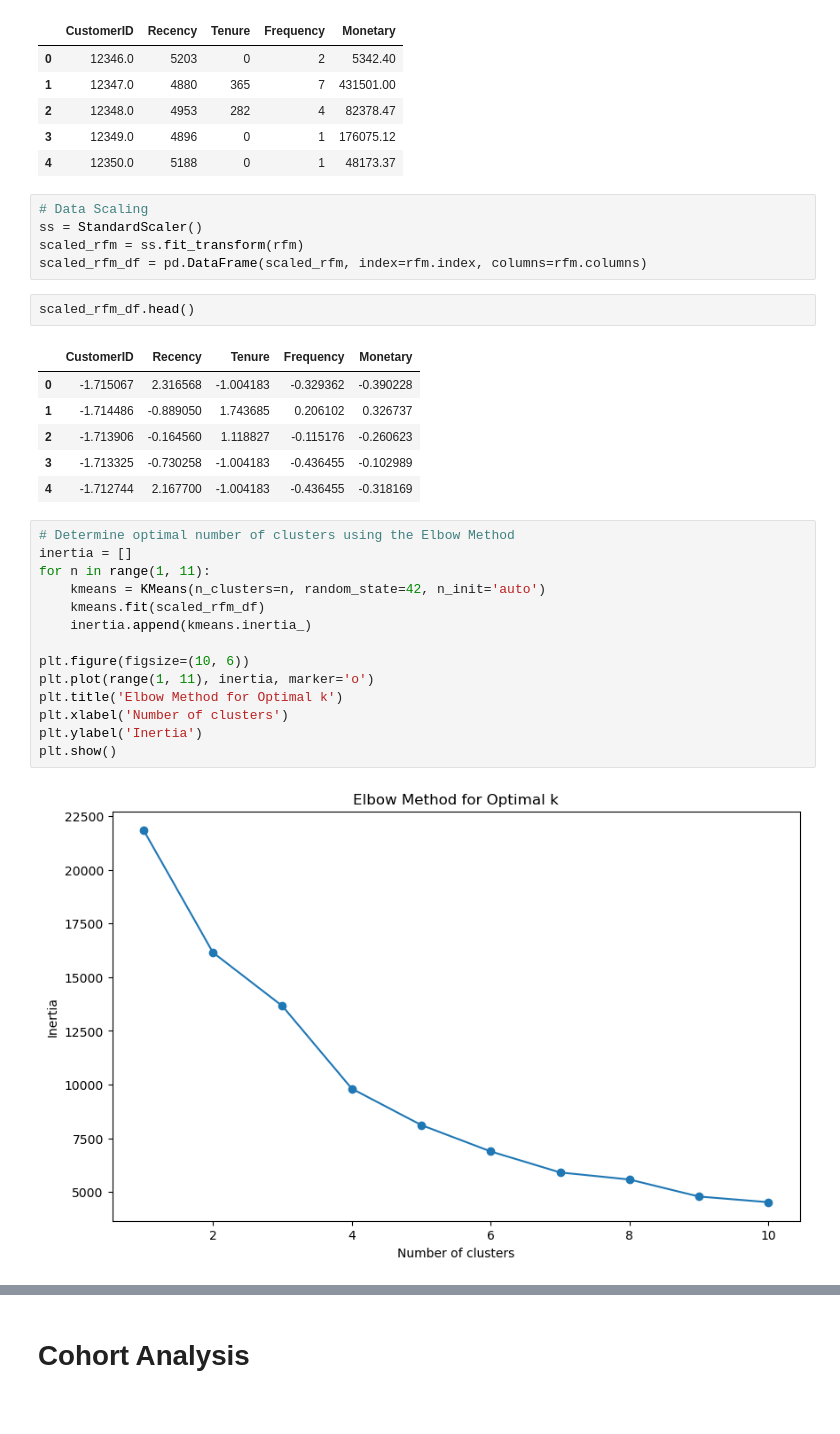
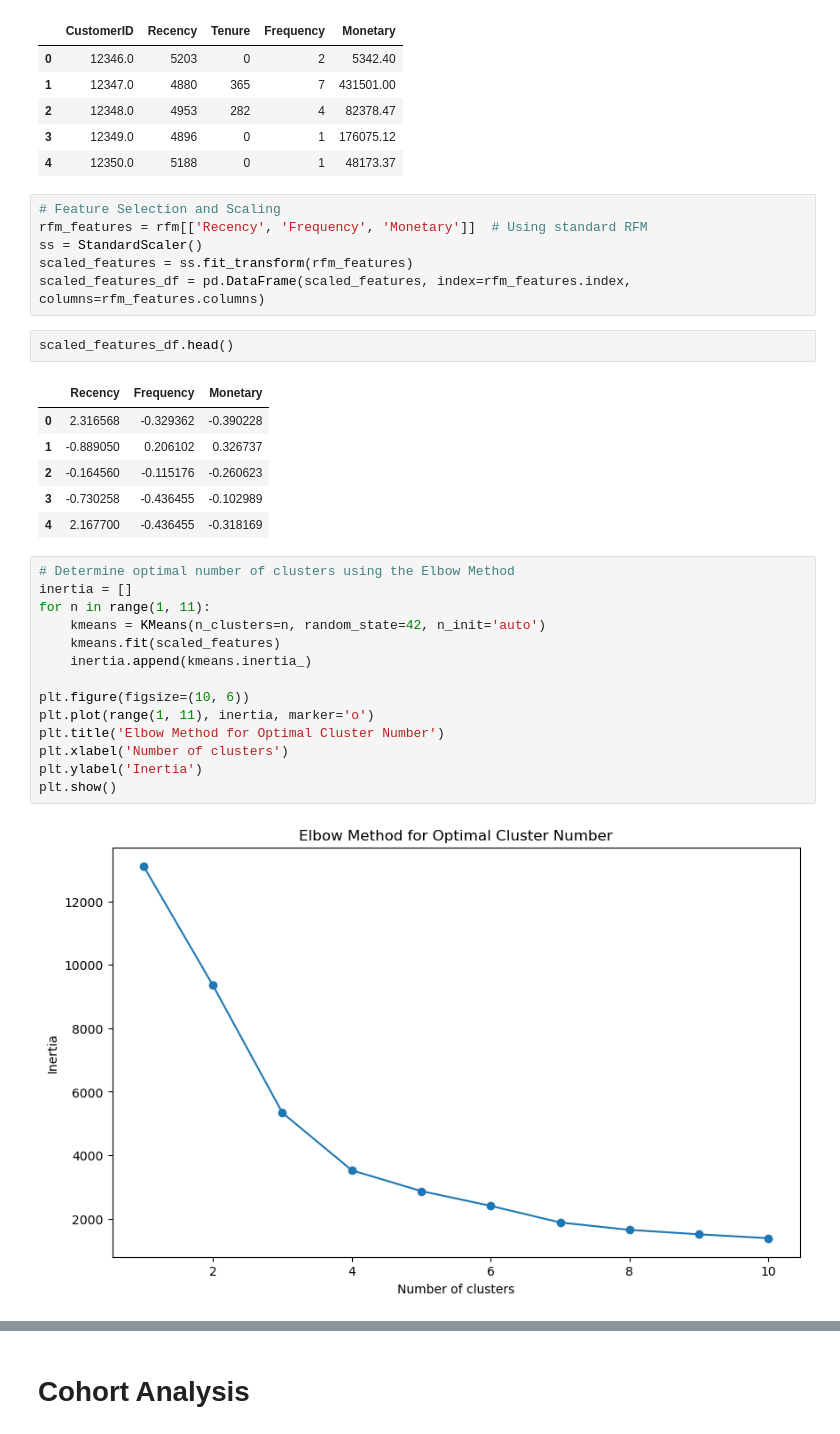
Before and after one commit to Emerald-GitHub/Eshop-pro-cohort-analysis, a Jupyter notebook: notebook/Eshop-pro-cohort-analysis.ipynb, the cells around one changed output, grey strips where cells are left out. Drawn from its saved outputs; the diff is of its cells as text.

```diff
--- a/notebook/Eshop-pro-cohort-analysis.ipynb
+++ b/notebook/Eshop-pro-cohort-analysis.ipynb
@@ -215,32 +218,33 @@ rfm.head()
 | 3 | 12349.0 | 4896 | 0 | 1 | 176075.12 |
 | 4 | 12350.0 | 5188 | 0 | 1 | 48173.37 |
 # %%
-# Data Scaling
+# Feature Selection and Scaling
+rfm_features = rfm[['Recency', 'Frequency', 'Monetary']]  # Using standard RFM
 ss = StandardScaler()
-scaled_rfm = ss.fit_transform(rfm)
-scaled_rfm_df = pd.DataFrame(scaled_rfm, index=rfm.index, columns=rfm.columns)
+scaled_features = ss.fit_transform(rfm_features)
+scaled_features_df = pd.DataFrame(scaled_features, index=rfm_features.index, columns=rfm_features.columns)
 # %%
-scaled_rfm_df.head()
+scaled_features_df.head()
 # %% [output]
-|  | CustomerID | Recency | Tenure | Frequency | Monetary |
-| 0 | -1.715067 | 2.316568 | -1.004183 | -0.329362 | -0.390228 |
-| 1 | -1.714486 | -0.889050 | 1.743685 | 0.206102 | 0.326737 |
-| 2 | -1.713906 | -0.164560 | 1.118827 | -0.115176 | -0.260623 |
-| 3 | -1.713325 | -0.730258 | -1.004183 | -0.436455 | -0.102989 |
-| 4 | -1.712744 | 2.167700 | -1.004183 | -0.436455 | -0.318169 |
+|  | Recency | Frequency | Monetary |
+| 0 | 2.316568 | -0.329362 | -0.390228 |
+| 1 | -0.889050 | 0.206102 | 0.326737 |
+| 2 | -0.164560 | -0.115176 | -0.260623 |
+| 3 | -0.730258 | -0.436455 | -0.102989 |
+| 4 | 2.167700 | -0.436455 | -0.318169 |
 # %%
 # Determine optimal number of clusters using the Elbow Method
 inertia = []
 for n in range(1, 11):
     kmeans = KMeans(n_clusters=n, random_state=42, n_init='auto')
-    kmeans.fit(scaled_rfm_df)
+    kmeans.fit(scaled_features)
     inertia.append(kmeans.inertia_)
 
 plt.figure(figsize=(10, 6))
 plt.plot(range(1, 11), inertia, marker='o')
-plt.title('Elbow Method for Optimal k')
+plt.title('Elbow Method for Optimal Cluster Number')
 plt.xlabel('Number of clusters')
 plt.ylabel('Inertia')
 plt.show()
 # %% [output]
-[figure, old version]
+[figure, new version]
```
Also changed, not shown: parts of 14 cells of this notebook, 1 other file.
